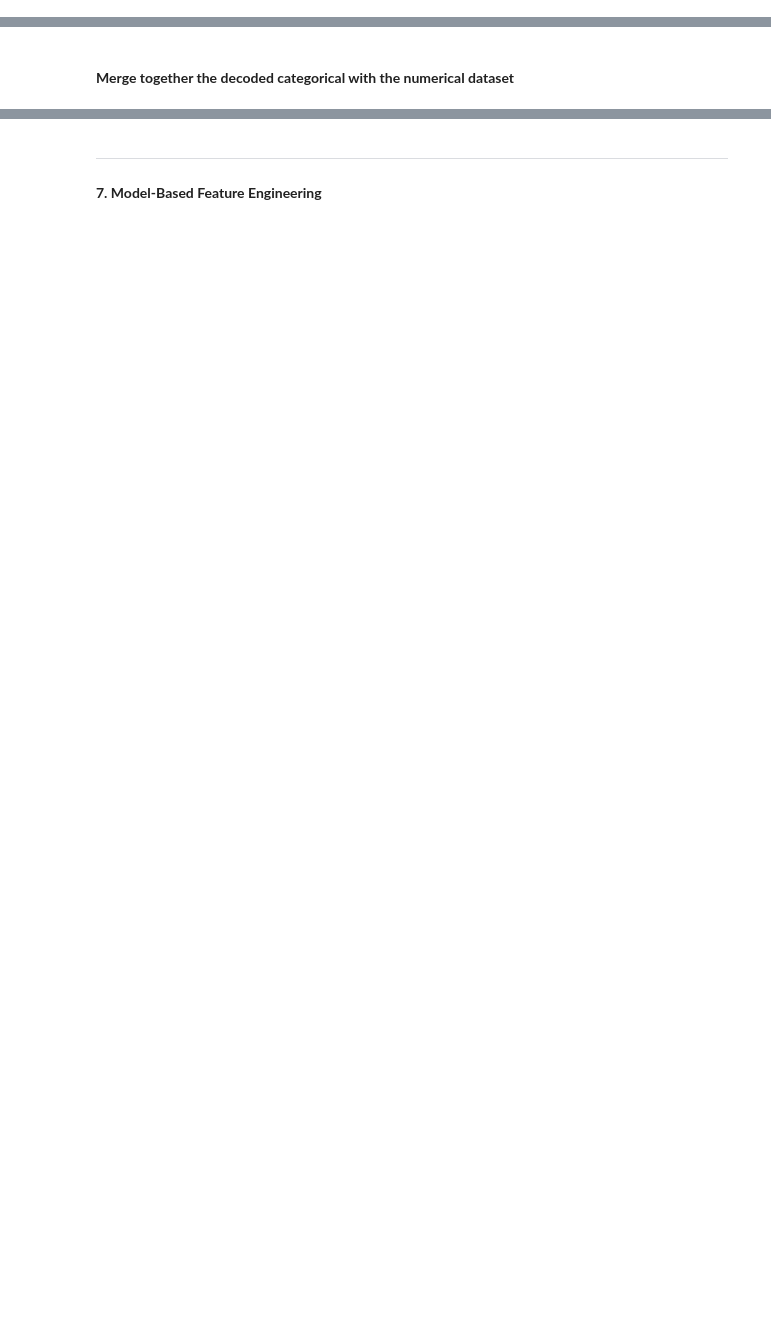
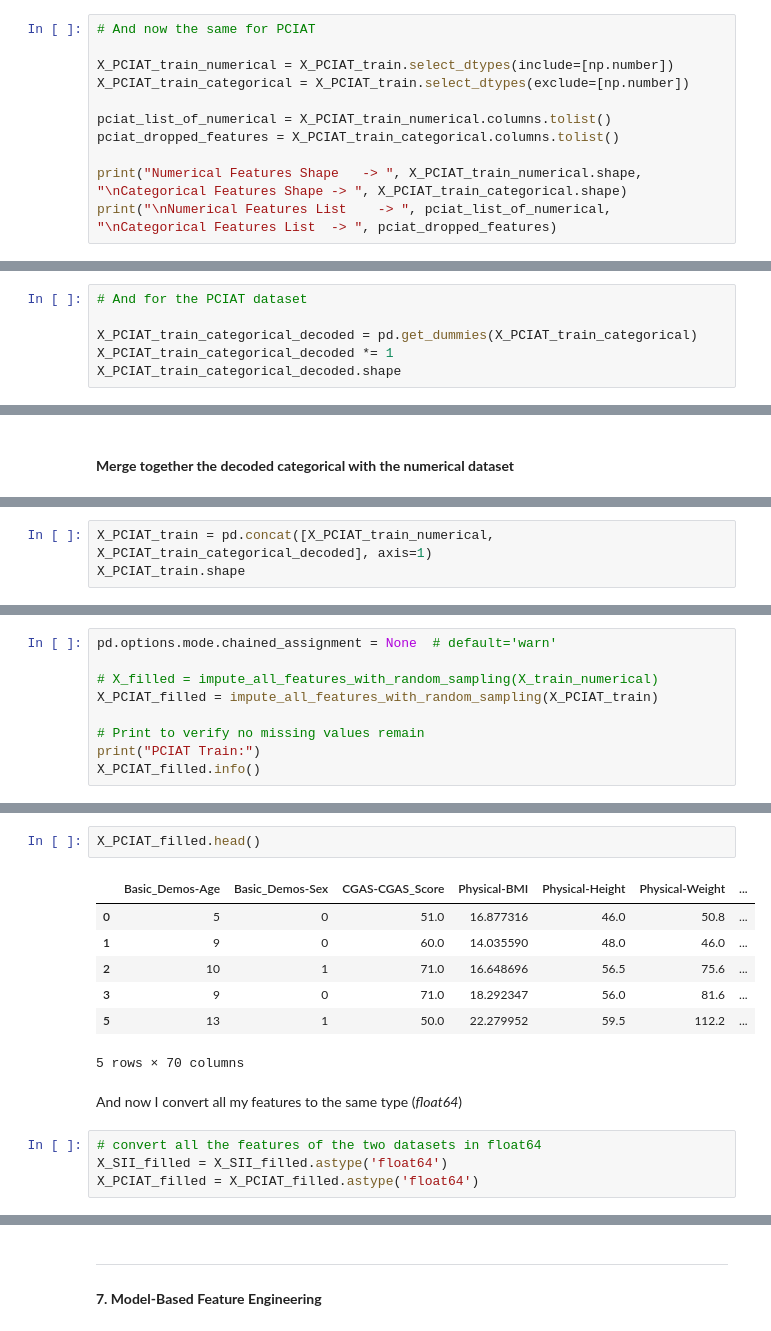
Before and after one commit to Assz2/DWM, a Jupyter notebook: data_cleaning_v5.ipynb, the cells around one changed output, grey strips where cells are left out. Drawn from its saved outputs; the diff is of its cells as text; blank space fills up the shorter version.

```diff
--- a/data_cleaning_v5.ipynb
+++ b/data_cleaning_v5.ipynb
@@ -227,0 +345,11 @@ X_train.head()
+# %%
+# And now the same for PCIAT
+
+X_PCIAT_train_numerical = X_PCIAT_train.select_dtypes(include=[np.number])
+X_PCIAT_train_categorical = X_PCIAT_train.select_dtypes(exclude=[np.number])
+
+pciat_list_of_numerical = X_PCIAT_train_numerical.columns.tolist()
+pciat_dropped_features = X_PCIAT_train_categorical.columns.tolist()
+
+print("Numerical Features Shape   -> ", X_PCIAT_train_numerical.shape, "\nCategorical Features Shape -> ", X_PCIAT_train_categorical.shape)
+print("\nNumerical Features List    -> ", pciat_list_of_numerical, "\nCategorical Features List  -> ", pciat_dropped_features)
@@ -227,0 +385,6 @@ X_train.head()
+# %%
+# And for the PCIAT dataset
+
+X_PCIAT_train_categorical_decoded = pd.get_dummies(X_PCIAT_train_categorical)
+X_PCIAT_train_categorical_decoded *= 1
+X_PCIAT_train_categorical_decoded.shape
@@ -512,2 +687,5 @@ X_train.shape
 # %% [output]
 (2736, 70)
+# %%
+X_PCIAT_train = pd.concat([X_PCIAT_train_numerical, X_PCIAT_train_categorical_decoded], axis=1)
+X_PCIAT_train.shape
@@ -513,0 +724,9 @@ X_train.shape
+# %%
+pd.options.mode.chained_assignment = None  # default='warn'
+
+# X_filled = impute_all_features_with_random_sampling(X_train_numerical)
+X_PCIAT_filled = impute_all_features_with_random_sampling(X_PCIAT_train)
+
+# Print to verify no missing values remain
+print("PCIAT Train:")
+X_PCIAT_filled.info()
@@ -521,3 +758,19 @@ X_train.head()
 | 3 | 9 | 0 | 71.0 | 18.292347 | 56.0 | 81.6 | ... |
 | 5 | 13 | 1 | 50.0 | 22.279952 | 59.5 | 112.2 | ... |
 5 rows × 70 columns
+# %%
+X_PCIAT_filled.head()
+# %% [output]
+|  | Basic_Demos-Age | Basic_Demos-Sex | CGAS-CGAS_Score | Physical-BMI | Physical-Height | Physical-Weight | ... |
+| 0 | 5 | 0 | 51.0 | 16.877316 | 46.0 | 50.8 | ... |
+| 1 | 9 | 0 | 60.0 | 14.035590 | 48.0 | 46.0 | ... |
+| 2 | 10 | 1 | 71.0 | 16.648696 | 56.5 | 75.6 | ... |
+| 3 | 9 | 0 | 71.0 | 18.292347 | 56.0 | 81.6 | ... |
+| 5 | 13 | 1 | 50.0 | 22.279952 | 59.5 | 112.2 | ... |
+5 rows × 70 columns
+# %% [markdown]
+And now I convert all my features to the same type (_float64_)
+# %%
+# convert all the features of the two datasets in float64
+X_SII_filled = X_SII_filled.astype('float64')
+X_PCIAT_filled = X_PCIAT_filled.astype('float64')
```
Also changed, not shown: parts of 82 cells of this notebook.
